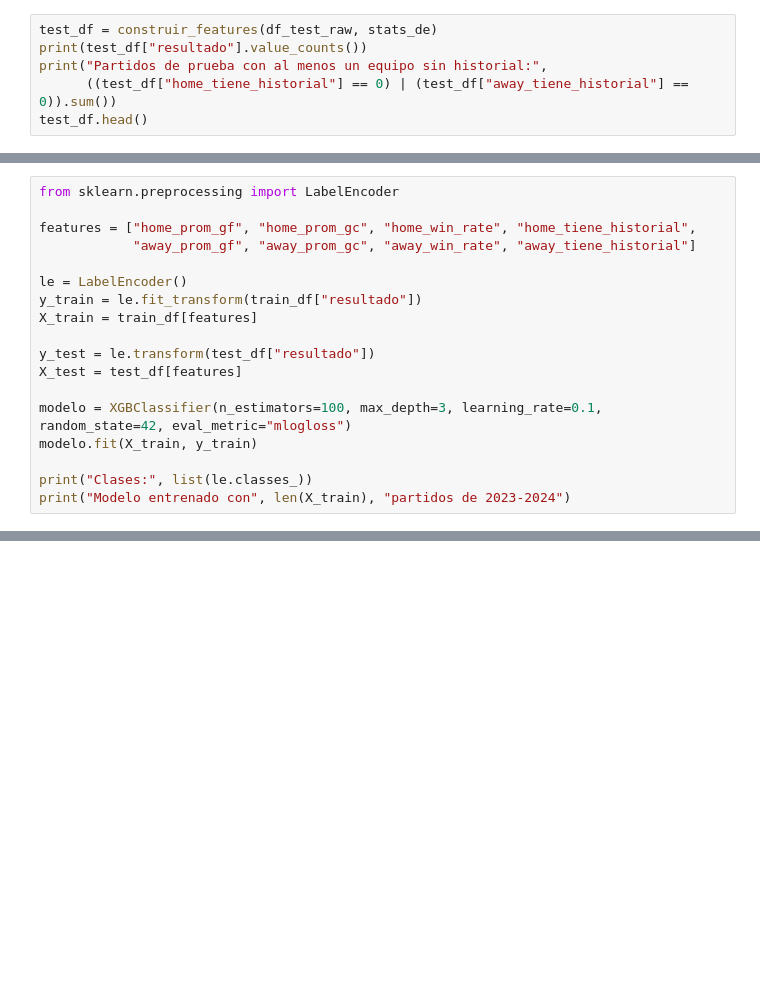
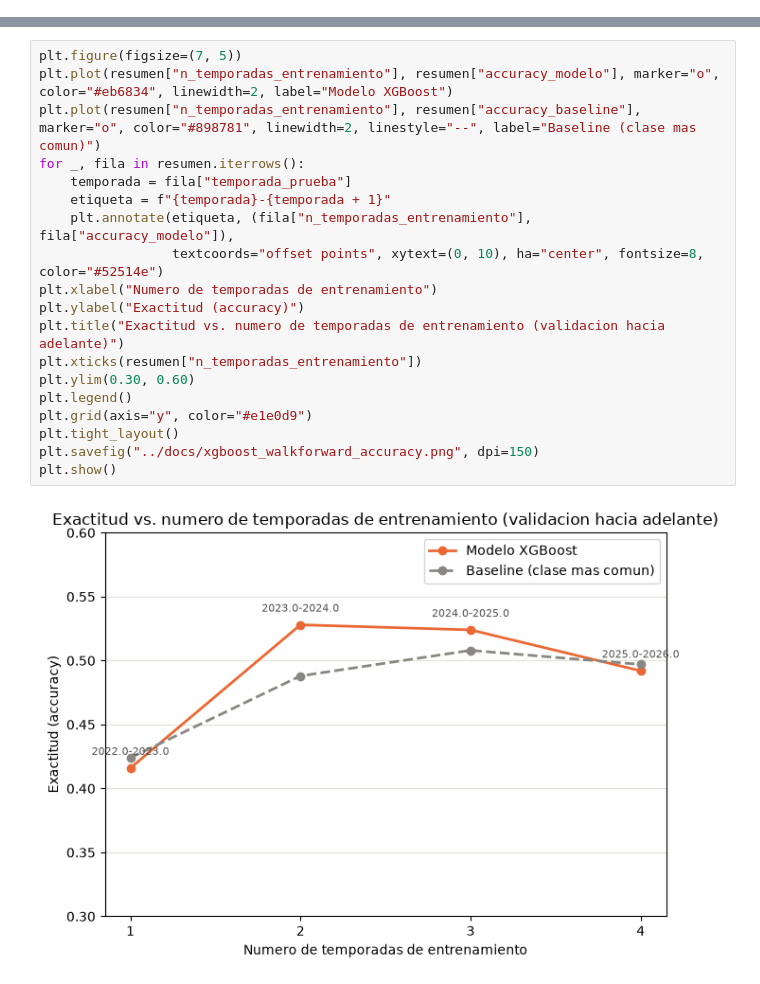
Before and after one commit to 0260932/datos-masivos-champions-league, a Jupyter notebook: notebooks/02_modelo_prediccion_xgboost.ipynb, the cells around one changed output, grey strips where cells are left out. Saved outputs shown, nothing was run; the diff lists cells and outputs as text; blank space fills up the shorter version.

```diff
--- a/notebooks/02_modelo_prediccion_xgboost.ipynb
+++ b/notebooks/02_modelo_prediccion_xgboost.ipynb
@@ -165,6 +96,0 @@ Name: count, dtype: int64
-# %%
-test_df = construir_features(df_test_raw, stats_de)
-print(test_df["resultado"].value_counts())
-print("Partidos de prueba con al menos un equipo sin historial:",
-      ((test_df["home_tiene_historial"] == 0) | (test_df["away_tiene_historial"] == 0)).sum())
-test_df.head()
@@ -184,18 +96,0 @@ Partidos de prueba con al menos un equipo sin historial: 125
-# %%
-from sklearn.preprocessing import LabelEncoder
-
-features = ["home_prom_gf", "home_prom_gc", "home_win_rate", "home_tiene_historial",
-            "away_prom_gf", "away_prom_gc", "away_win_rate", "away_tiene_historial"]
-
-le = LabelEncoder()
-y_train = le.fit_transform(train_df["resultado"])
-X_train = train_df[features]
-
-y_test = le.transform(test_df["resultado"])
-X_test = test_df[features]
-
-modelo = XGBClassifier(n_estimators=100, max_depth=3, learning_rate=0.1, random_state=42, eval_metric="mlogloss")
-modelo.fit(X_train, y_train)
-
-print("Clases:", list(le.classes_))
-print("Modelo entrenado con", len(X_train), "partidos de 2023-2024")
@@ -301,0 +152,21 @@ temporadas de entrenamiento y
+# %%
+plt.figure(figsize=(7, 5))
+plt.plot(resumen["n_temporadas_entrenamiento"], resumen["accuracy_modelo"], marker="o", color="#eb6834", linewidth=2, label="Modelo XGBoost")
+plt.plot(resumen["n_temporadas_entrenamiento"], resumen["accuracy_baseline"], marker="o", color="#898781", linewidth=2, linestyle="--", label="Baseline (clase mas comun)")
+for _, fila in resumen.iterrows():
+    temporada = fila["temporada_prueba"]
+    etiqueta = f"{temporada}-{temporada + 1}"
+    plt.annotate(etiqueta, (fila["n_temporadas_entrenamiento"], fila["accuracy_modelo"]),
+                 textcoords="offset points", xytext=(0, 10), ha="center", fontsize=8, color="#52514e")
+plt.xlabel("Numero de temporadas de entrenamiento")
+plt.ylabel("Exactitud (accuracy)")
+plt.title("Exactitud vs. numero de temporadas de entrenamiento (validacion hacia adelante)")
+plt.xticks(resumen["n_temporadas_entrenamiento"])
+plt.ylim(0.30, 0.60)
+plt.legend()
+plt.grid(axis="y", color="#e1e0d9")
+plt.tight_layout()
+plt.savefig("../docs/xgboost_walkforward_accuracy.png", dpi=150)
+plt.show()
+# %% [output]
+[figure, added]
```
Also changed, not shown: parts of 16 cells of this notebook, 3 other files.
